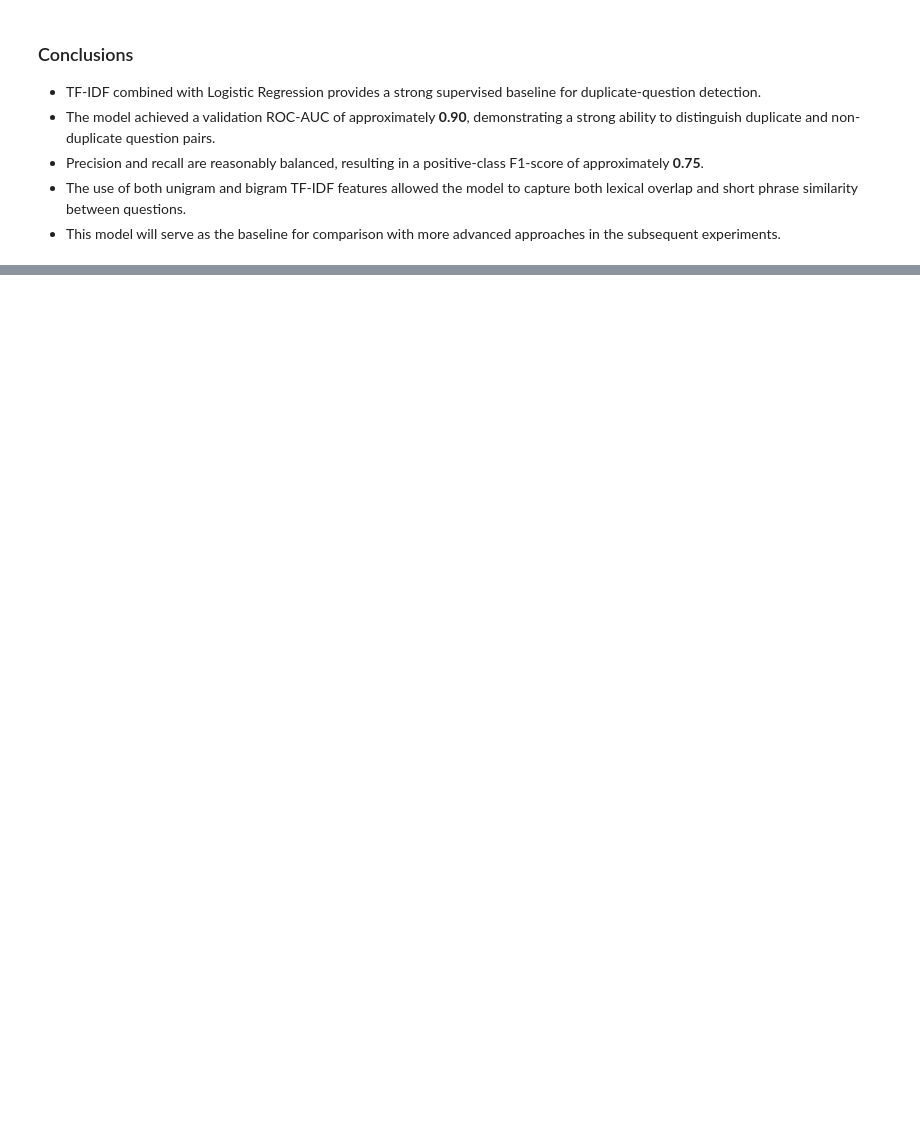
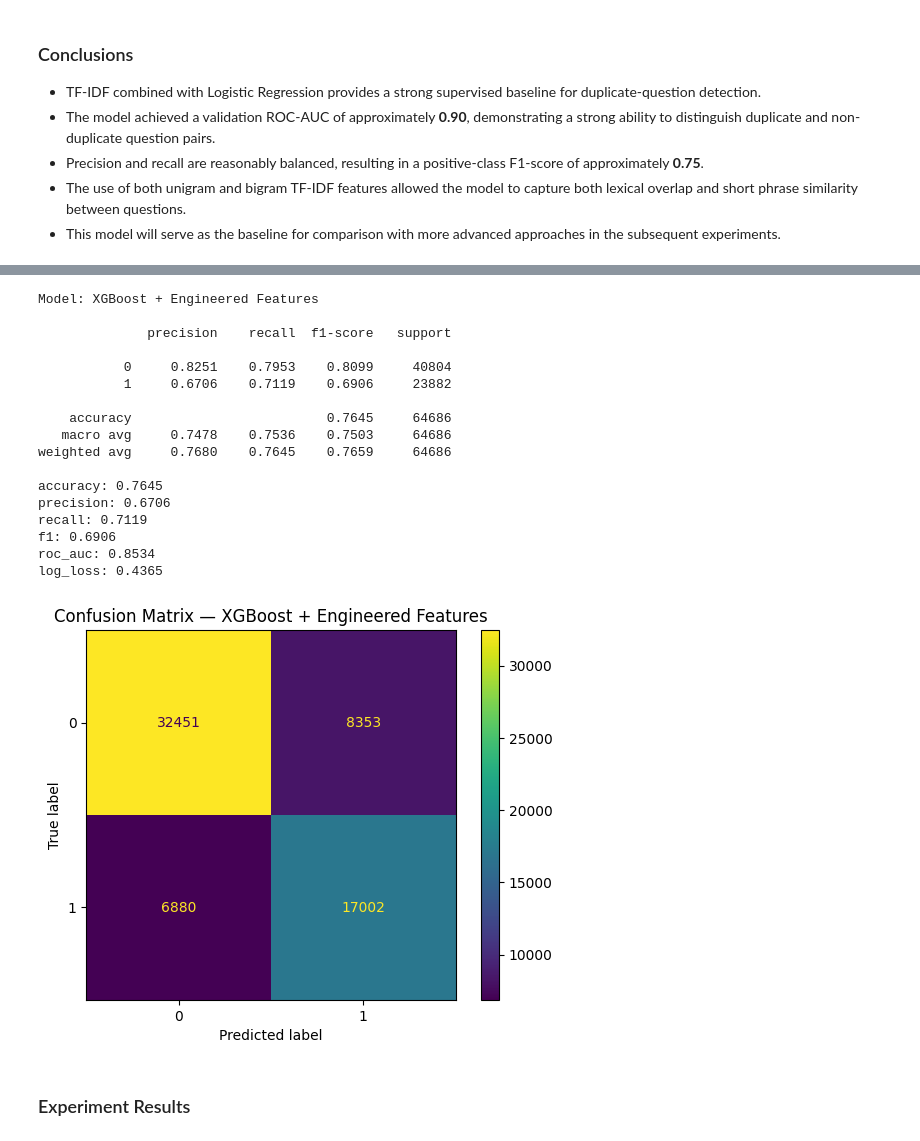
Before and after one commit to DariaDubovska/quora-duplicate-question-detection, a Jupyter notebook: notebooks/02_classical_models.ipynb, the cells around one changed output, grey strips where cells are left out. Drawn from its saved outputs; the diff is of its cells as text; code cells hidden in the pictures; blank space fills up the shorter version.

Commit message:
Add XGBoost engineered feature experiment

```diff
--- a/notebooks/02_classical_models.ipynb
+++ b/notebooks/02_classical_models.ipynb
@@ -275,0 +748,28 @@ display(model_results_display)
+# %%
+xgb_model = XGBClassifier(
+    n_estimators=2500,
+    learning_rate=0.03,
+    max_depth=4,
+    min_child_weight=5,
+    subsample=0.8,
+    colsample_bytree=0.8,
+    reg_alpha=0.1,
+    reg_lambda=1.0,
+    objective="binary:logistic",
+    eval_metric="logloss",
+    tree_method="hist",
+    device="cuda",
+    early_stopping_rounds=100,
+    random_state=RANDOMSEED,
+    n_jobs=-1,
+)
+# %%
+xgb_model.fit(
+    X_train_boosting,
+    y_train,
+    eval_set=[
+        (X_train_boosting, y_train),
+        (X_valid_boosting, y_valid),
+    ],
+    verbose=50,
+)
@@ -275,0 +806,34 @@ display(model_results_display)
+# %%
+xgb_model_pred = xgb_model.predict(X_valid_boosting)
+
+xgb_model_proba = xgb_model.predict_proba(X_valid_boosting)[:, 1]
+
+xgb_model_metrics = evaluate_binary_classifier(
+    model_name=(
+        "XGBoost + Engineered Features"
+    ),
+    y_true=y_valid,
+    y_pred=xgb_model_pred,
+    y_proba=xgb_model_proba,
+)
+# %% [output]
+Model: XGBoost + Engineered Features
+
+              precision    recall  f1-score   support
+
+           0     0.8251    0.7953    0.8099     40804
+           1     0.6706    0.7119    0.6906     23882
+
+    accuracy                         0.7645     64686
+   macro avg     0.7478    0.7536    0.7503     64686
+weighted avg     0.7680    0.7645    0.7659     64686
+
+accuracy: 0.7645
+precision: 0.6706
+recall: 0.7119
+f1: 0.6906
+roc_auc: 0.8534
+log_loss: 0.4365
+[figure, added]
+# %% [markdown]
+### Experiment Results
```
Also changed, not shown: parts of 27 cells of this notebook, 1 other file.
